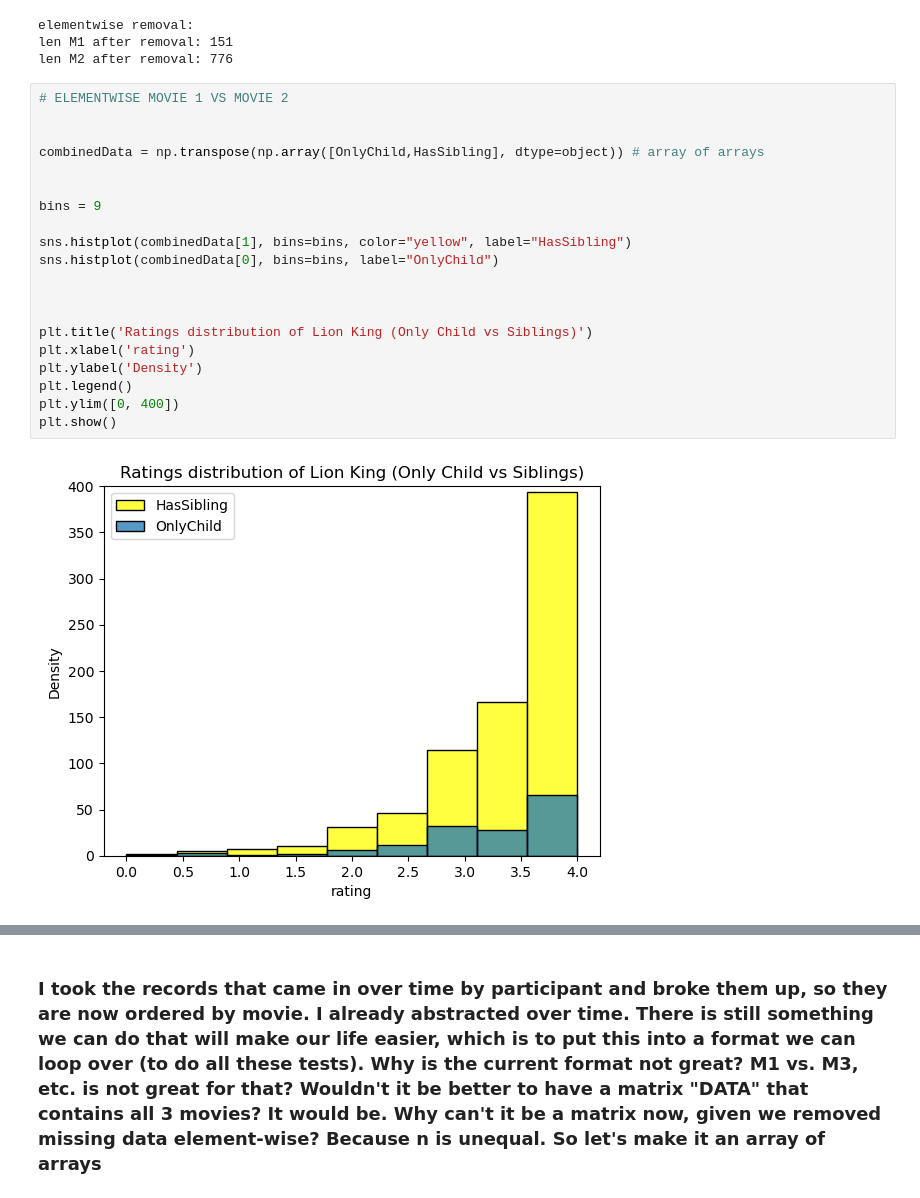
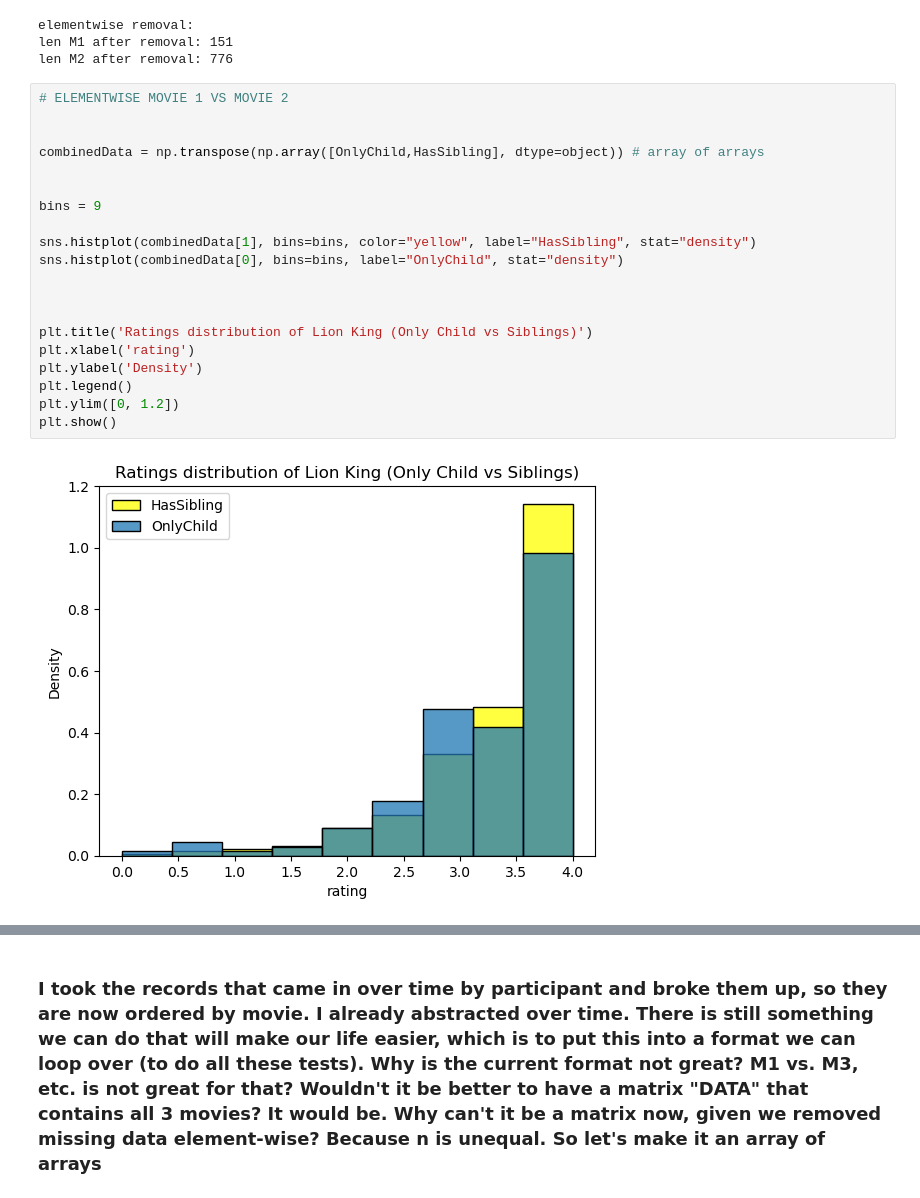
Before and after one commit to caralinebruz/data_science_movie_ratings_analysis, a Jupyter notebook: 5 Lion King (only child v sibling).ipynb, the cells around one changed output, grey strips where cells are left out. Cells and saved outputs as stored; diff of their text form.

Commit message:
minor edits to chart labels etc

```diff
--- a/5 Lion King (only child v sibling).ipynb
+++ b/5 Lion King (only child v sibling).ipynb
@@ -138,22 +138,22 @@ len M2 after removal: 776
 # %%
 # ELEMENTWISE MOVIE 1 VS MOVIE 2
 
 
 combinedData = np.transpose(np.array([OnlyChild,HasSibling], dtype=object)) # array of arrays
 
 
 bins = 9
 
-sns.histplot(combinedData[1], bins=bins, color="yellow", label="HasSibling")
-sns.histplot(combinedData[0], bins=bins, label="OnlyChild")
+sns.histplot(combinedData[1], bins=bins, color="yellow", label="HasSibling", stat="density")
+sns.histplot(combinedData[0], bins=bins, label="OnlyChild", stat="density")
 
 
 
 plt.title('Ratings distribution of Lion King (Only Child vs Siblings)')
 plt.xlabel('rating')
 plt.ylabel('Density')
 plt.legend()
-plt.ylim([0, 400])
+plt.ylim([0, 1.2])
 plt.show()
 # %% [output]
-[figure, old version]
+[figure, new version]
```
Also changed, not shown: parts of 1 cell of this notebook, 6 other files.
